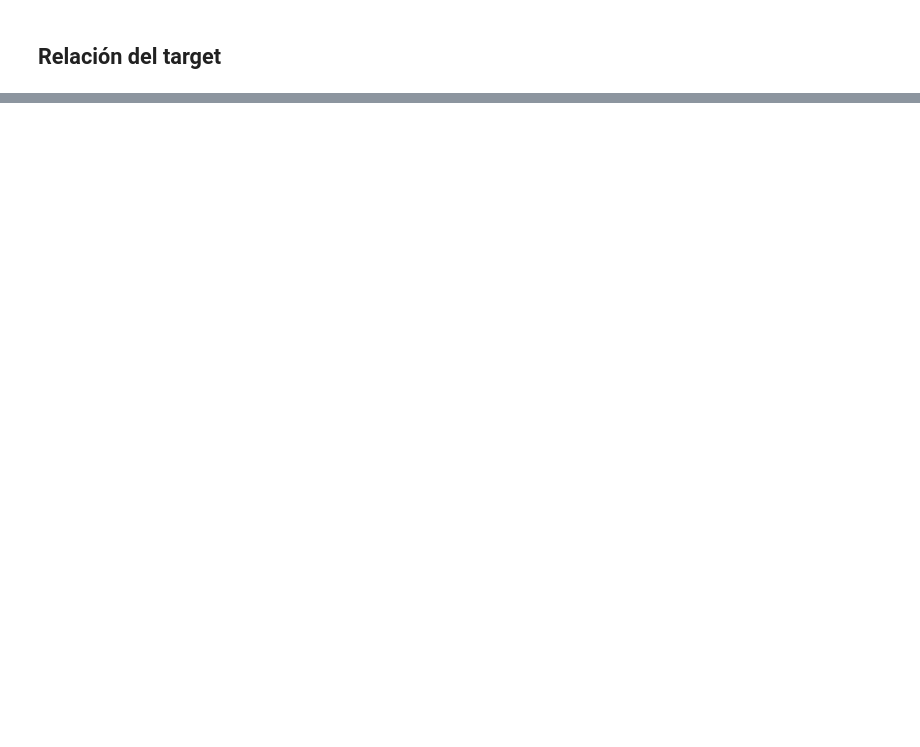
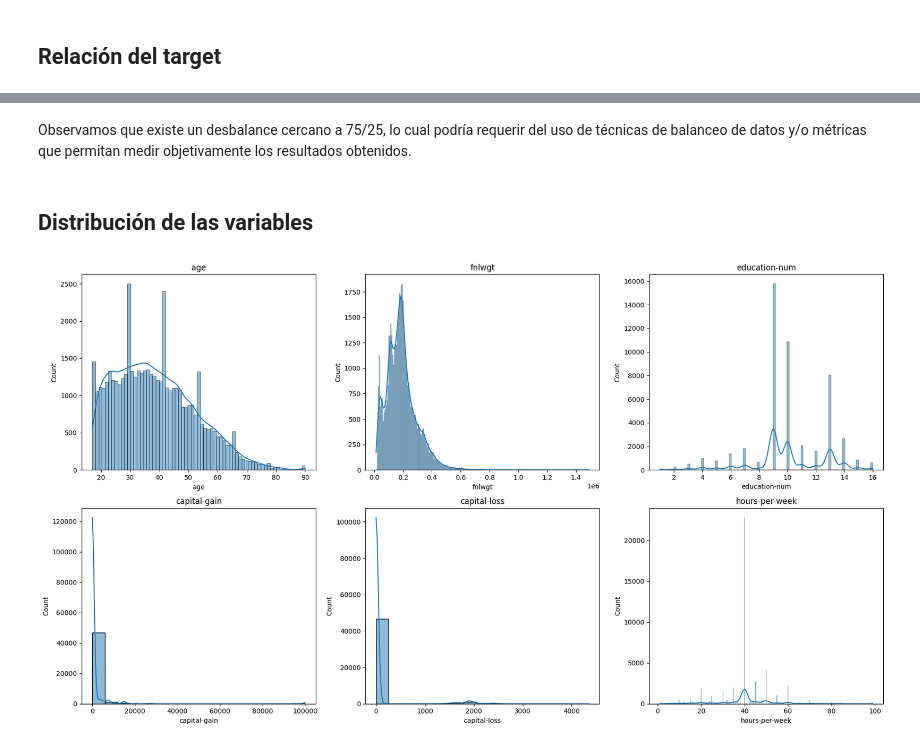
Before and after one commit to Marcelloprime/rnn_adult_income_prediction, a Jupyter notebook: 01_eda.ipynb, the cells around one changed output, grey strips where cells are left out. Saved outputs shown, nothing was run; the diff lists cells and outputs as text; code cells hidden in the pictures; blank space fills up the shorter version.

Commit message:
EDA V2: Boxplot y distribución de los datos

```diff
--- a/01_eda.ipynb
+++ b/01_eda.ipynb
@@ -222,0 +223,31 @@ plt.show()
+# %% [markdown]
+Observamos que existe un desbalance cercano a 75/25, lo cual podría requerir del uso de técnicas de balanceo de datos y/o métricas que permitan medir objetivamente los resultados obtenidos.
+# %% [markdown]
+## Distribución de las variables
+# %%
+save_dir = Path("plots/distribucion_variables")
+save_dir.mkdir(parents=True, exist_ok=True)
+
+num_cols = df.select_dtypes(include=['float', 'int']).columns.tolist()
+
+fig, axes = plt.subplots(2, 3, figsize=(18, 10))
+axes = axes.flatten()
+
+for col, ax in zip(num_cols, axes):
+    sns.histplot(x=col,
+                 data=df,
+                 kde=True,
+                 ax=ax)
+    ax.set_title(col)
+
+    fig_ind = plt.figure(figsize=(16, 9))
+    sns.histplot(x=col, data=df, kde=True)
+    plt.title(col)
+    plt.tight_layout()
+    fig_ind.savefig(save_dir / f"{col}_histograma.png", dpi=400)
+    plt.close(fig_ind)
+
+fig.tight_layout()
+plt.show()
+# %% [output]
+[figure, added]
```
Also changed, not shown: parts of 14 cells of this notebook, 18 other files.
